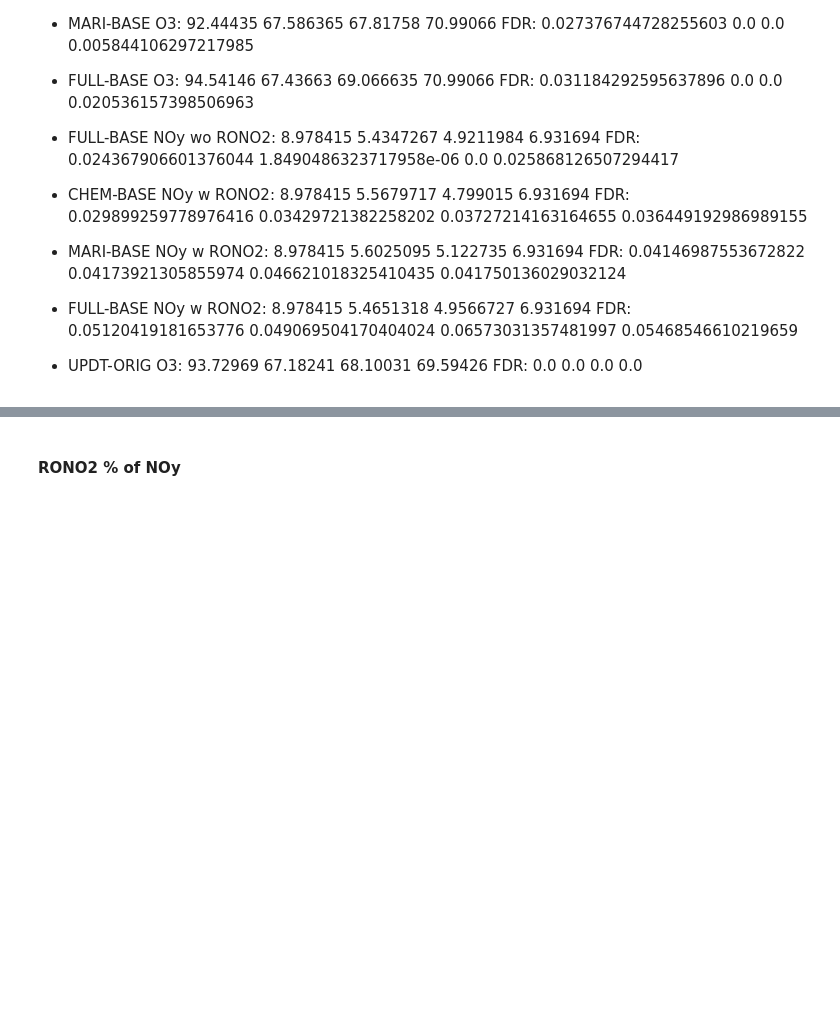
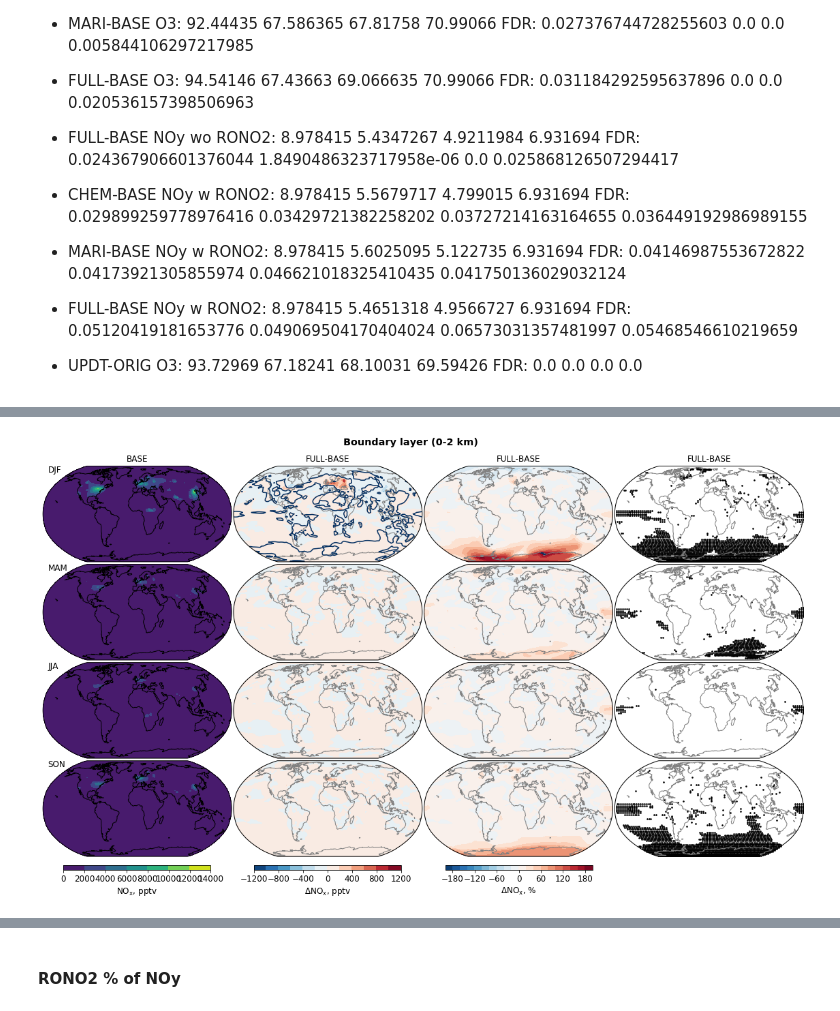
Before and after one commit to mzamyatina/phd_ukca, a Jupyter notebook: plt_xojn_ssndiff.ipynb, the cells around one changed output, grey strips where cells are left out. Drawn from its saved outputs; the diff is of its cells as text; code cells hidden in the pictures; blank space fills up the shorter version.

```diff
--- a/plt_xojn_ssndiff.ipynb
+++ b/plt_xojn_ssndiff.ipynb
@@ -31,12 +31,13 @@ def custom_ctcklbls(x, pos):
 plt.rcParams['mathtext.default'] = 'regular'
 # %%
 # Switches
-base_exp = 'ORIG'
-sens_exp = 'UPDT'
-var = 'ch4'
+base_exp = 'BASE'
+sens_exp = 'FULL'
+var = 'nox'
 w_rono2 = False
-savefig = True
+savefig = False
 publish = True
+bl = True
 # %%
 # Choose experiments
 job_dict = {'BASE OLD':'xojnd',
@@ -277,49 +309,69 @@ print(max([np.max(cyc_pbl_djf_diff.data/cyc_base_pbl_djf_mean.data*100), np.max(
 # %%
 # Additional plotting parameteres for boundary layer seasonal mean summary
 if var == 'o3':
-    pbl_glb_absdiff_cf_kwargs = dict(transform=ccrs.PlateCarree(), cmap='RdBu_r', levels=np.arange(-10,12,2)) # maybe 8?
-    pbl_glb_pctdiff_cf_kwargs = dict(transform=ccrs.PlateCarree(), cmap='RdBu_r', levels=np.arange(-35,40,5))
+    bl_glb_absdiff_cf_kwargs = dict(transform=ccrs.PlateCarree(), cmap='RdBu_r', levels=np.arange(-8,9,1))
+    bl_glb_pctdiff_cf_kwargs = dict(transform=ccrs.PlateCarree(), cmap='RdBu_r', levels=np.arange(-35,40,5))
+elif var == 'nox':
+    bl_glb_absdiff_cf_kwargs = dict(transform=ccrs.PlateCarree(), cmap='RdBu_r', levels=np.arange(-1200, 1400, 200))
+    bl_glb_pctdiff_cf_kwargs = dict(transform=ccrs.PlateCarree(), cmap='RdBu_r', levels=np.arange(-200,220,20))
 elif var == 'noy':
-    pbl_glb_absdiff_cf_kwargs = dict(transform=ccrs.PlateCarree(), cmap='RdBu_r', levels=np.arange(-1.4,1.6,0.2))
-    pbl_glb_pctdiff_cf_kwargs = dict(transform=ccrs.PlateCarree(), cmap='RdBu_r', levels=np.arange(-140,160,20), extend='max')
+    bl_glb_absdiff_cf_kwargs = dict(transform=ccrs.PlateCarree(), cmap='RdBu_r', levels=np.arange(-1.4,1.6,0.2))
+    bl_glb_pctdiff_cf_kwargs = dict(transform=ccrs.PlateCarree(), cmap='RdBu_r', levels=np.arange(-140,160,20), extend='max')
 # %%
 fig, ax = plt.subplots(nrows=4, ncols=4, figsize=(20,20), subplot_kw=dict(projection=ccrs.Robinson(central_longitude=0)), facecolor='w')
-ax[0,0].contourf(cyclic_lons, lats, cyc_base_pbl_djf_mean.data, **pbl_mean_cf_kwargs)
-ax[0,1].contourf(cyclic_lons, lats, cyc_pbl_djf_diff.data, **pbl_glb_absdiff_cf_kwargs)
-ax[0,2].contourf(cyclic_lons, lats, cyc_pbl_djf_diff.data/cyc_base_pbl_djf_mean.data*100, **pbl_glb_pctdiff_cf_kwargs)
+ax[0,0].contourf(cyclic_lons, lats, cyc_base_bl_djf_mean.data, **bl_mean_cf_kwargs)
+ax[0,1].contourf(cyclic_lons, lats, cyc_bl_djf_diff.data, **bl_glb_absdiff_cf_kwargs)
+ax[0,2].contourf(cyclic_lons, lats, cyc_bl_djf_diff.data/cyc_base_bl_djf_mean.data*100, **bl_glb_pctdiff_cf_kwargs)
 
-ax[1,0].contourf(cyclic_lons, lats, cyc_base_pbl_mam_mean.data, **pbl_mean_cf_kwargs)
-ax[1,1].contourf(cyclic_lons, lats, cyc_pbl_mam_diff.data, **pbl_glb_absdiff_cf_kwargs)
-ax[1,2].contourf(cyclic_lons, lats, cyc_pbl_mam_diff.data/cyc_base_pbl_mam_mean.data*100, **pbl_glb_pctdiff_cf_kwargs)
+ax[0,1].contour(cyclic_lons, lats, cyc_bl_djf_diff.data, levels=[1], transform=ccrs.PlateCarree(), cmap='RdBu_r')
+ax[0,2].contour(cyclic_lons, lats, cyc_bl_djf_diff.data/cyc_base_bl_djf_mean.data*100, levels=[185], transform=ccrs.PlateCarree(), cmap='RdBu_r')
 
-ax[2,0].contourf(cyclic_lons, lats, cyc_base_pbl_jja_mean.data, **pbl_mean_cf_kwargs)
-ax[2,1].contourf(cyclic_lons, lats, cyc_pbl_jja_diff.data, **pbl_glb_absdiff_cf_kwargs)
-ax[2,2].contourf(cyclic_lons, lats, cyc_pbl_jja_diff.data/cyc_base_pbl_jja_mean.data*100, **pbl_glb_pctdiff_cf_kwargs)
+ax[1,0].contourf(cyclic_lons, lats, cyc_base_bl_mam_mean.data, **bl_mean_cf_kwargs)
+ax[1,1].contourf(cyclic_lons, lats, cyc_bl_mam_diff.data, **bl_glb_absdiff_cf_kwargs)
+ax[1,2].contourf(cyclic_lons, lats, cyc_bl_mam_diff.data/cyc_base_bl_mam_mean.data*100, **bl_glb_pctdiff_cf_kwargs)
 
-p30 = ax[3,0].contourf(cyclic_lons, lats, cyc_base_pbl_son_mean.data, **pbl_mean_cf_kwargs)
-p31 = ax[3,1].contourf(cyclic_lons, lats, cyc_pbl_son_diff.data, **pbl_glb_absdiff_cf_kwargs)
-p32 = ax[3,2].contourf(cyclic_lons, lats, cyc_pbl_son_diff.data/cyc_base_pbl_son_mean.data*100, **pbl_glb_pctdiff_cf_kwargs)
+ax[2,0].contourf(cyclic_lons, lats, cyc_base_bl_jja_mean.data, **bl_mean_cf_kwargs)
+ax[2,1].contourf(cyclic_lons, lats, cyc_bl_jja_diff.data, **bl_glb_absdiff_cf_kwargs)
+ax[2,2].contourf(cyclic_lons, lats, cyc_bl_jja_diff.data/cyc_base_bl_jja_mean.data*100, **bl_glb_pctdiff_cf_kwargs)
 
-ax[0,3].scatter(*stipple_pbl(pbl_djf_diff, pbl_djf_p, fdr_pbl), **pbl_pval_sc_kwargs)
-ax[1,3].scatter(*stipple_pbl(pbl_mam_diff, pbl_mam_p, fdr_pbl), **pbl_pval_sc_kwargs)
-ax[2,3].scatter(*stipple_pbl(pbl_jja_diff, pbl_jja_p, fdr_pbl), **pbl_pval_sc_kwargs)
-ax[3,3].scatter(*stipple_pbl(pbl_son_diff, pbl_son_p, fdr_pbl), **pbl_pval_sc_kwargs)
+p30 = ax[3,0].contourf(cyclic_lons, lats, cyc_base_bl_son_mean.data, **bl_mean_cf_kwargs)
+p31 = ax[3,1].contourf(cyclic_lons, lats, cyc_bl_son_diff.data, **bl_glb_absdiff_cf_kwargs)
+p32 = ax[3,2].contourf(cyclic_lons, lats, cyc_bl_son_diff.data/cyc_base_bl_son_mean.data*100, **bl_glb_pctdiff_cf_kwargs)
+
+ax[0,3].scatter(*stipple_bl(bl_djf_diff, bl_djf_p, fdr_bl), **bl_pval_sc_kwargs)
+ax[1,3].scatter(*stipple_bl(bl_mam_diff, bl_mam_p, fdr_bl), **bl_pval_sc_kwargs)
+ax[2,3].scatter(*stipple_bl(bl_jja_diff, bl_jja_p, fdr_bl), **bl_pval_sc_kwargs)
+ax[3,3].scatter(*stipple_bl(bl_son_diff, bl_son_p, fdr_bl), **bl_pval_sc_kwargs)
 
 fig.subplots_adjust(hspace=-0.78, wspace=0.01)
 cax0 = fig.add_axes([0.146, 0.29, 0.15, 0.005])
 cax1 = fig.add_axes([0.34, 0.29, 0.15, 0.005])
 cax2 = fig.add_axes([0.535, 0.29, 0.15, 0.005])
-fig.colorbar(p30, cax=cax0, orientation='horizontal', label=var_dict['str'][var]+', ppbv')
-fig.colorbar(p31, cax=cax1, orientation='horizontal', label='$\Delta$'+var_dict['str'][var]+', ppbv')
-fig.colorbar(p32, cax=cax2, orientation='horizontal', label='$\Delta$'+var_dict['str'][var]+', %')
+if var == 'nox':
+    fig.colorbar(p30, cax=cax0, orientation='horizontal', label=var_dict['str'][var]+', pptv')
+    fig.colorbar(p31, cax=cax1, orientation='horizontal', label='$\Delta$'+var_dict['str'][var]+', pptv')
+    fig.colorbar(p32, cax=cax2, orientation='horizontal', label='$\Delta$'+var_dict['str'][var]+', %')
+else:
+    fig.colorbar(p30, cax=cax0, orientation='horizontal', label=var_dict['str'][var]+', ppbv')
+    fig.colorbar(p31, cax=cax1, orientation='horizontal', label='$\Delta$'+var_dict['str'][var]+', ppbv')
+    fig.colorbar(p32, cax=cax2, orientation='horizontal', label='$\Delta$'+var_dict['str'][var]+', %')
 fig.text(0.13, 0.695, 'DJF', fontsize=12)
 fig.text(0.13, 0.595, 'MAM', fontsize=12)
 fig.text(0.13, 0.495, 'JJA', fontsize=12)
 fig.text(0.13, 0.395, 'SON', fontsize=12)
-fig.suptitle('Boundary layer (0-1 km)', y=0.73, weight='bold')
+if bl:
+    fig.suptitle('Boundary layer (0-2 km)', y=0.73, weight='bold')
+else:
+    fig.suptitle('Free troposphere (5-10 km)', y=0.73, weight='bold')
 ax[0,0].set_title(f'{base_exp}')
 for iax in ax[0,1:].flatten(): iax.set_title(f'{sens_exp}-{base_exp}')
 for iax in ax.flatten(): iax.set_global()
 for iax in ax[:,0].flatten(): iax.coastlines(color='k')
 for iax in ax[0:4,1:].flatten(): iax.coastlines(color='grey')
-if savefig: fig.savefig(path_to_figs / f'{var}_pbl_ssn_mean_diff.png', bbox_inches='tight', dpi=300)
+if savefig:
+    if bl:
+        fig.savefig(path_to_figs / f'{sens_exp.lower()}_{base_exp.lower()}_{var}_pbl_ssn_mean_diff.png', bbox_inches='tight', dpi=300)
+    else:
+        fig.savefig(path_to_figs / f'{sens_exp.lower()}_{base_exp.lower()}_{var}_frt_ssn_mean_diff.png', bbox_inches='tight', dpi=300)
+# %% [output]
+[figure, added]
```
Also changed, not shown: parts of 13 cells of this notebook.
